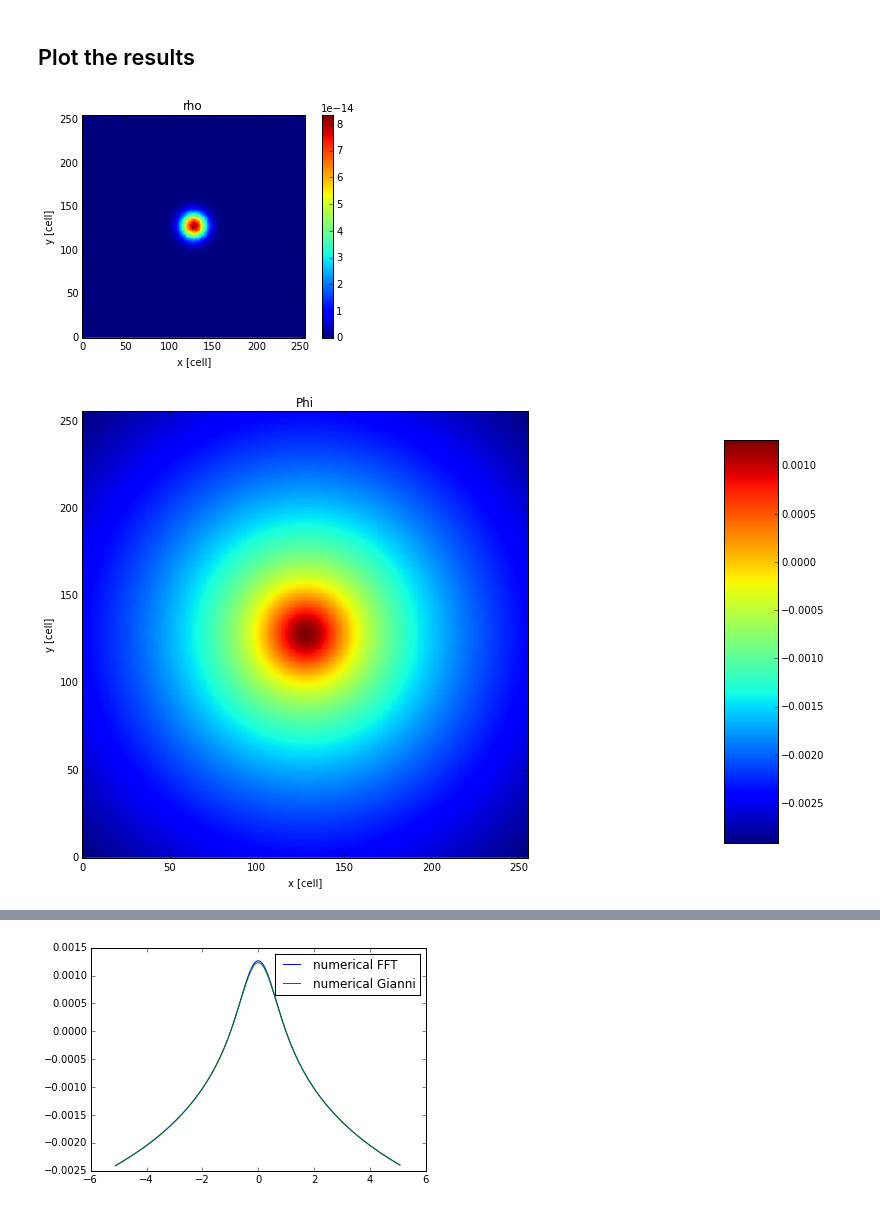
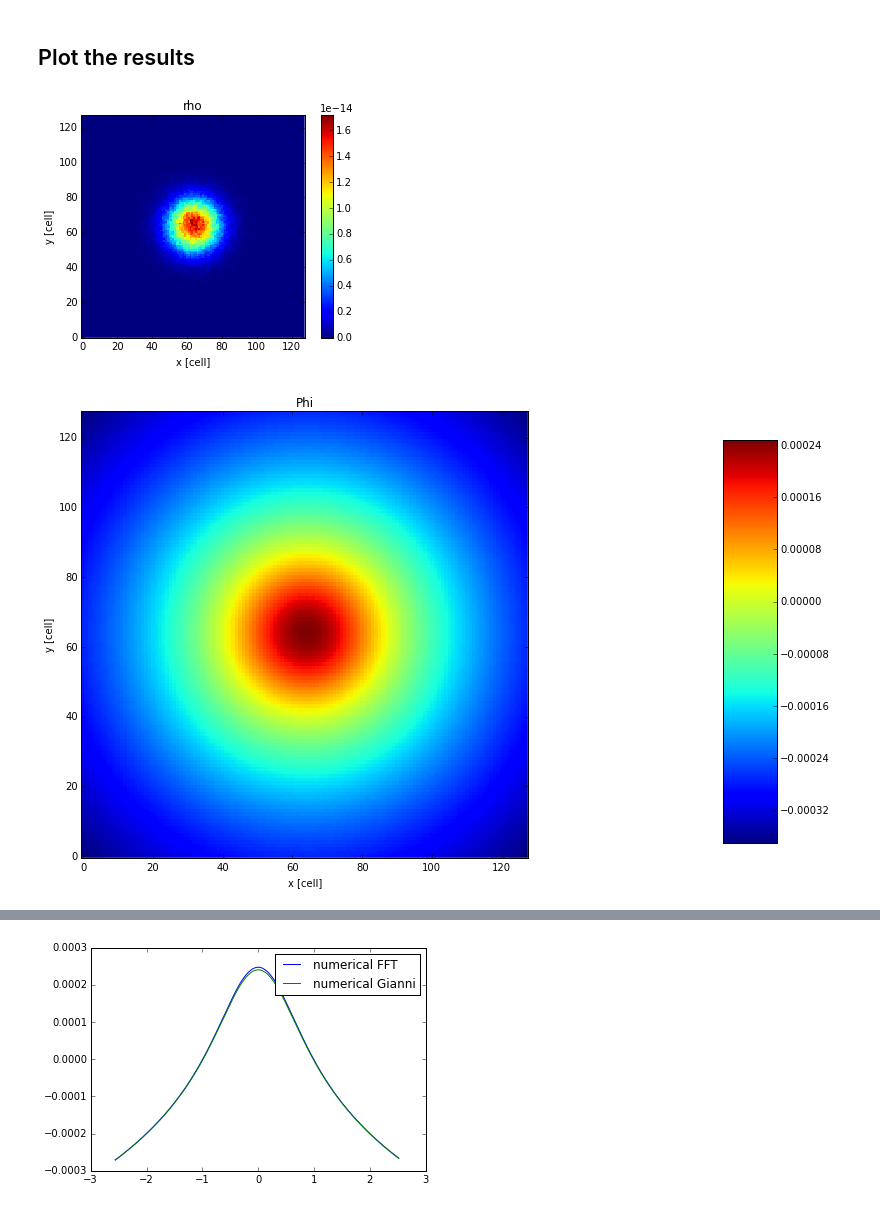
Before and after one commit to PyCOMPLETE/PyPIC, a Jupyter notebook: itest/Test_GPU_FFT_2D.ipynb, the cells around one changed output, grey strips where cells are left out. Drawn from its saved outputs; the diff is of its cells as text; code cells hidden in the pictures.

```diff
--- a/itest/Test_GPU_FFT_2D.ipynb
+++ b/itest/Test_GPU_FFT_2D.ipynb
@@ -30,7 +30,7 @@ PyKLU not found
 # %% [markdown]
 ## define mesh, poisson solver and pic
 # %%
-nx, ny = 256, 256
+nx, ny = 128, 128
 dx = dy = 0.04
 x_aper = nx*dx/2.
 y_aper = ny*dy/2.
@@ -42,7 +45,7 @@ pic = PIC(mesh, poissonsolver, context=context)
 ## generate particles
 make sure they're inside the mesh boundaries
 # %%
-N = 500*1024
+N = 100000
 np.random.seed(0)
 mesh_center_x = mesh.x0 + 0.5*mesh.nx*mesh.dx
 mesh_center_y = mesh.y0 + 0.5*mesh.ny*mesh.dy
@@ -144,32 +147,43 @@ def fn(r, a):
     return a*1./np.log(r)
 
 xxx = np.arange(mesh.x0, mesh.x0+mesh.nx*mesh.dx, dx)
 start_fit = mesh.nx/2 + 4
 fit_xxx = xxx[start_fit:]
 #popt_GPU, _ = curve_fit(fn, fit_xxx, phi.get()[mesh.ny//2, start_fit:])
 f, axarr = plt.subplots(2, sharex=True)
 f.set_figheight(10)
 f.set_figwidth(10)
 axarr[0].set_title('Phi along ny/2')
 axarr[0].plot(xxx,phi.get()[mesh.ny//2,:],label = 'numerical solution')
 axarr[0].plot(xxx, phi_analytic[mesh.ny//2, :], label= 'analytical solution')
 #axarr[0].plot(fit_xxx, fn(fit_xxx, *popt_GPU), label='log fit')
 axarr[0].set_ylabel('Phi')
 axarr[0].set_xlabel('x')
 
 axarr[0].legend()
 axarr[1].set_title('Particle distribution')
 axarr[1].hist(xx.get())
 axarr[1].set_xlabel('x')
 axarr[1].set_ylabel('# particles')
 
 plt.show()
 
 plt.figure()
 plt.plot(xxx, phi.get()[mesh.ny//2,:], label='numerical FFT')
 plt.plot(xxx, pic_old.phi.T[mesh.ny//2,4:-5], label='numerical Gianni')
 plt.legend()
 plt.show()
+
+plt.figure()
+plt.imshow(efx.get(), origin='lower')
+plt.title('efx')
+plt.colorbar()
+plt.show()
+
+plt.figure()
+plt.title('Efx per particle')
+plt.scatter(xx.get()[0:1000],yy.get()[0:1000], c=Ex.get()[0:1000])
+plt.show()
 # %% [output]
-[figure, old version]
+[figure, new version]
-[figure, old version]
+[figure, new version]
@@ -177 +191 @@ plt.show()
-[figure, old version]
+[figure, new version]
```
Also changed, not shown: parts of 2 cells of this notebook, 5 other files.
